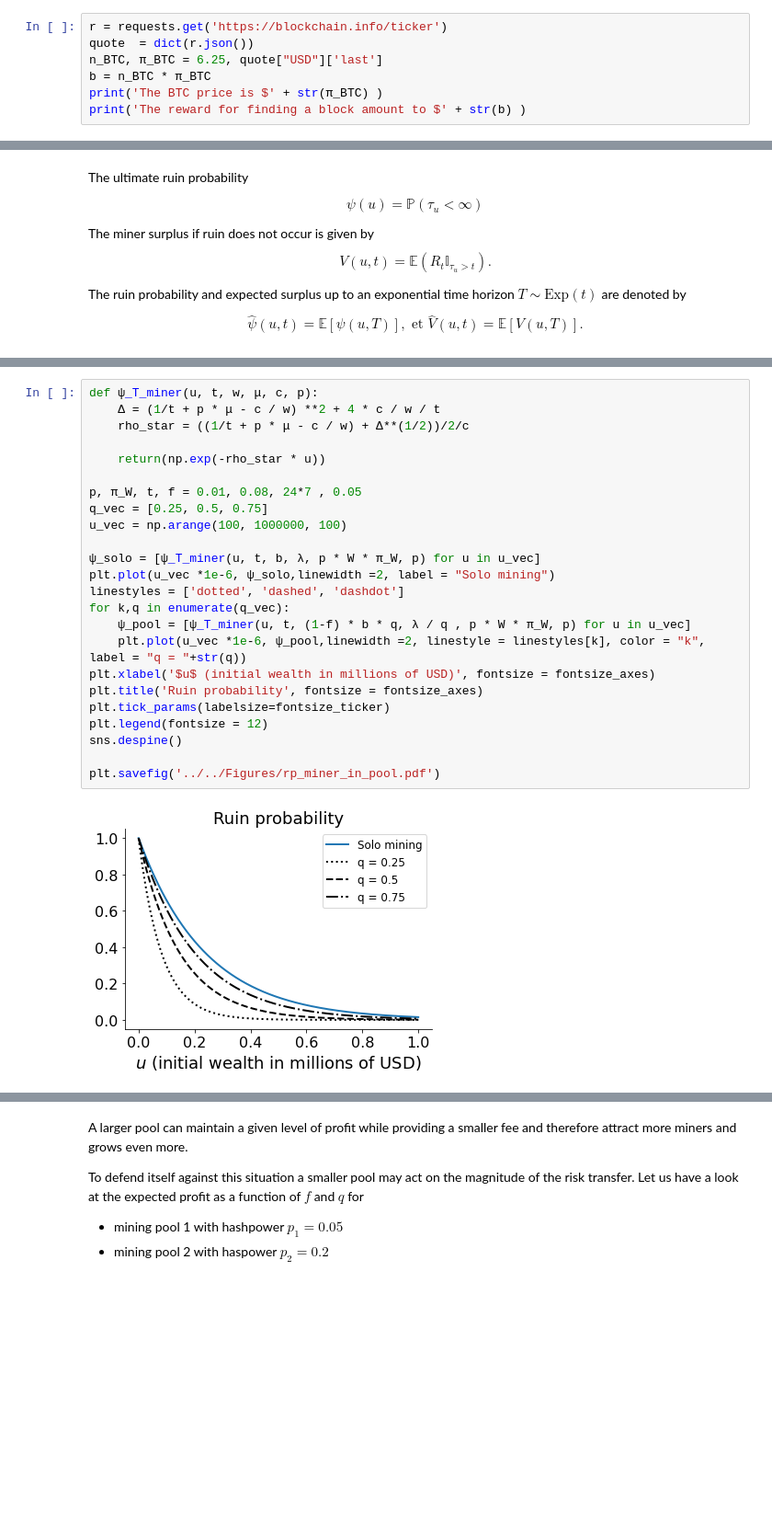
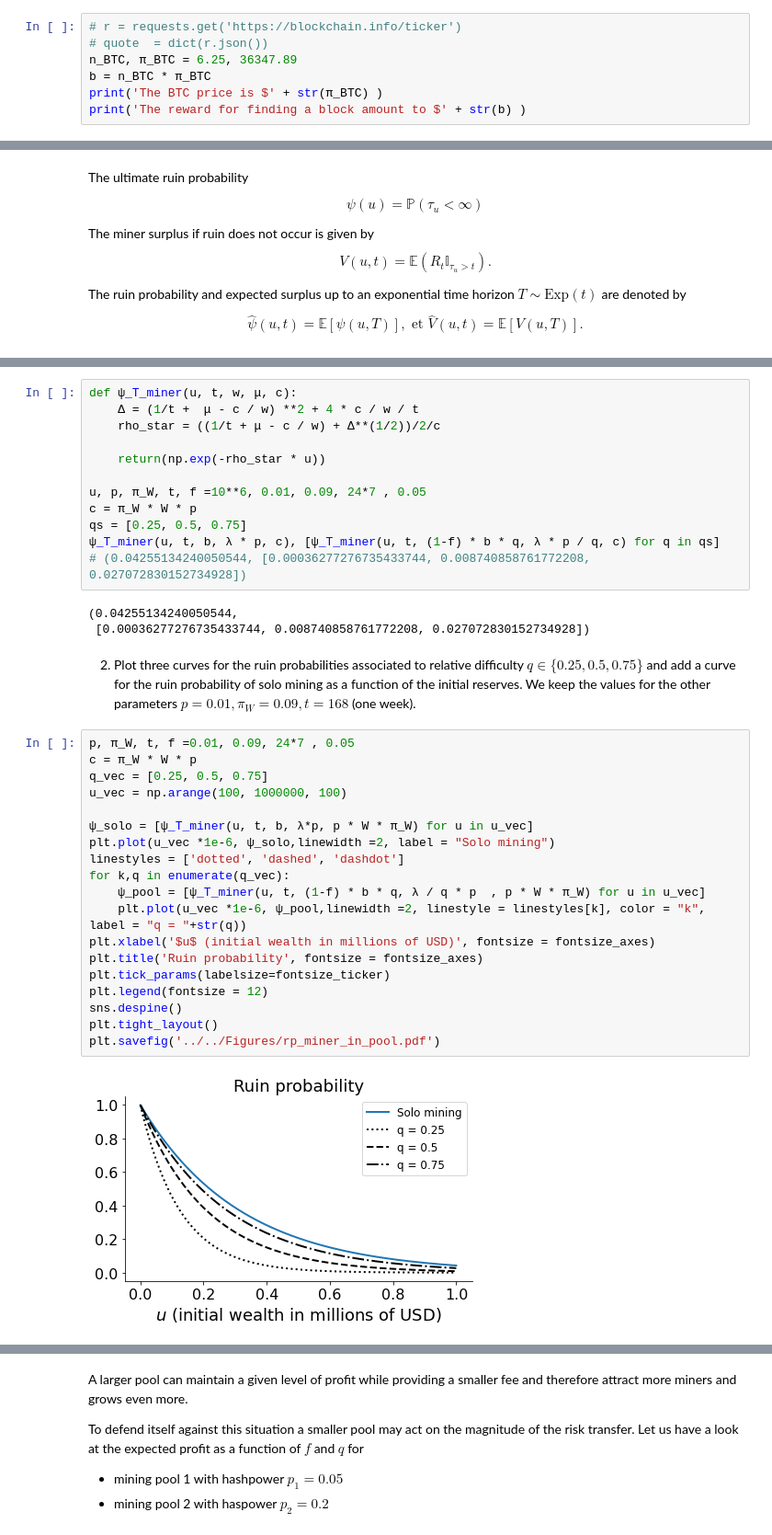
Before and after one commit to LaGauffre/BLOCKASTICS, a Jupyter notebook: Python/UCSB/solo_mining_VS_pool_mining.ipynb, the cells around one changed output, grey strips where cells are left out. Shown at 92% size. Drawn from its saved outputs; the diff is of its cells as text; blank space fills up the shorter version.

```diff
--- a/Python/UCSB/solo_mining_VS_pool_mining.ipynb
+++ b/Python/UCSB/solo_mining_VS_pool_mining.ipynb
@@ -19,9 +19,9 @@ Let $\pi_{\text{BTC}}$ be the bitcoin price in USD and $\pi_{\text{BTC}}$ be the
 
 $$b = n_{\text{BTC}}\cdot\pi_{\text{BTC}}$$
 # %%
-r = requests.get('https://blockchain.info/ticker')
-quote  = dict(r.json())
-n_BTC, π_BTC = 6.25, quote["USD"]['last']
+# r = requests.get('https://blockchain.info/ticker')
+# quote  = dict(r.json())
+n_BTC, π_BTC = 6.25, 36347.89
 b = n_BTC * π_BTC
 print('The BTC price is $' + str(π_BTC) )
 print('The reward for finding a block amount to $' + str(b) )
@@ -127,29 +126,41 @@ $$
+# %%
+def ψ_T_miner(u, t, w, μ, c):
+    Δ = (1/t +  μ - c / w) **2 + 4 * c / w / t
+    rho_star = ((1/t + μ - c / w) + Δ**(1/2))/2/c
+
+    return(np.exp(-rho_star * u))
+
+u, p, π_W, t, f =10**6, 0.01, 0.09, 24*7 , 0.05
+c = π_W * W * p
+qs = [0.25, 0.5, 0.75]
+ψ_T_miner(u, t, b, λ * p, c), [ψ_T_miner(u, t, (1-f) * b * q, λ * p / q, c) for q in qs]
+# (0.04255134240050544, [0.00036277276735433744, 0.008740858761772208, 0.027072830152734928])
+# %% [output]
+(0.04255134240050544,
+ [0.00036277276735433744, 0.008740858761772208, 0.027072830152734928])
+# %% [markdown]
+2. Plot three curves for the ruin probabilities associated to relative difficulty $q\in\{0.25, 0.5, 0.75\}$ and add a curve for the ruin probability of solo mining as a function of the initial reserves. We keep the values for the other parameters $p = 0.01, \pi_W = 0.09,t = 168$ (one week).
 # %%
-def ψ_T_miner(u, t, w, μ, c, p):
-    Δ = (1/t + p * μ - c / w) **2 + 4 * c / w / t
-    rho_star = ((1/t + p * μ - c / w) + Δ**(1/2))/2/c
-
-    return(np.exp(-rho_star * u))
-
-p, π_W, t, f = 0.01, 0.08, 24*7 , 0.05
+p, π_W, t, f =0.01, 0.09, 24*7 , 0.05
+c = π_W * W * p
 q_vec = [0.25, 0.5, 0.75]
 u_vec = np.arange(100, 1000000, 100)
 
-ψ_solo = [ψ_T_miner(u, t, b, λ, p * W * π_W, p) for u in u_vec]
+ψ_solo = [ψ_T_miner(u, t, b, λ*p, p * W * π_W) for u in u_vec]
 plt.plot(u_vec *1e-6, ψ_solo,linewidth =2, label = "Solo mining")
 linestyles = ['dotted', 'dashed', 'dashdot']
 for k,q in enumerate(q_vec):
-    ψ_pool = [ψ_T_miner(u, t, (1-f) * b * q, λ / q , p * W * π_W, p) for u in u_vec]
+    ψ_pool = [ψ_T_miner(u, t, (1-f) * b * q, λ / q * p  , p * W * π_W) for u in u_vec]
     plt.plot(u_vec *1e-6, ψ_pool,linewidth =2, linestyle = linestyles[k], color = "k", label = "q = "+str(q))
 plt.xlabel('$u$ (initial wealth in millions of USD)', fontsize = fontsize_axes)
 plt.title('Ruin probability', fontsize = fontsize_axes)
 plt.tick_params(labelsize=fontsize_ticker)
 plt.legend(fontsize = 12)
 sns.despine()
-
+plt.tight_layout()
 plt.savefig('../../Figures/rp_miner_in_pool.pdf')
 # %% [output]
-[figure, old version]
+[figure, new version]
 # %% [markdown]
 ## Pool manager risk analysis
 
```
Also changed, not shown: parts of 14 cells of this notebook, 13 other files.
